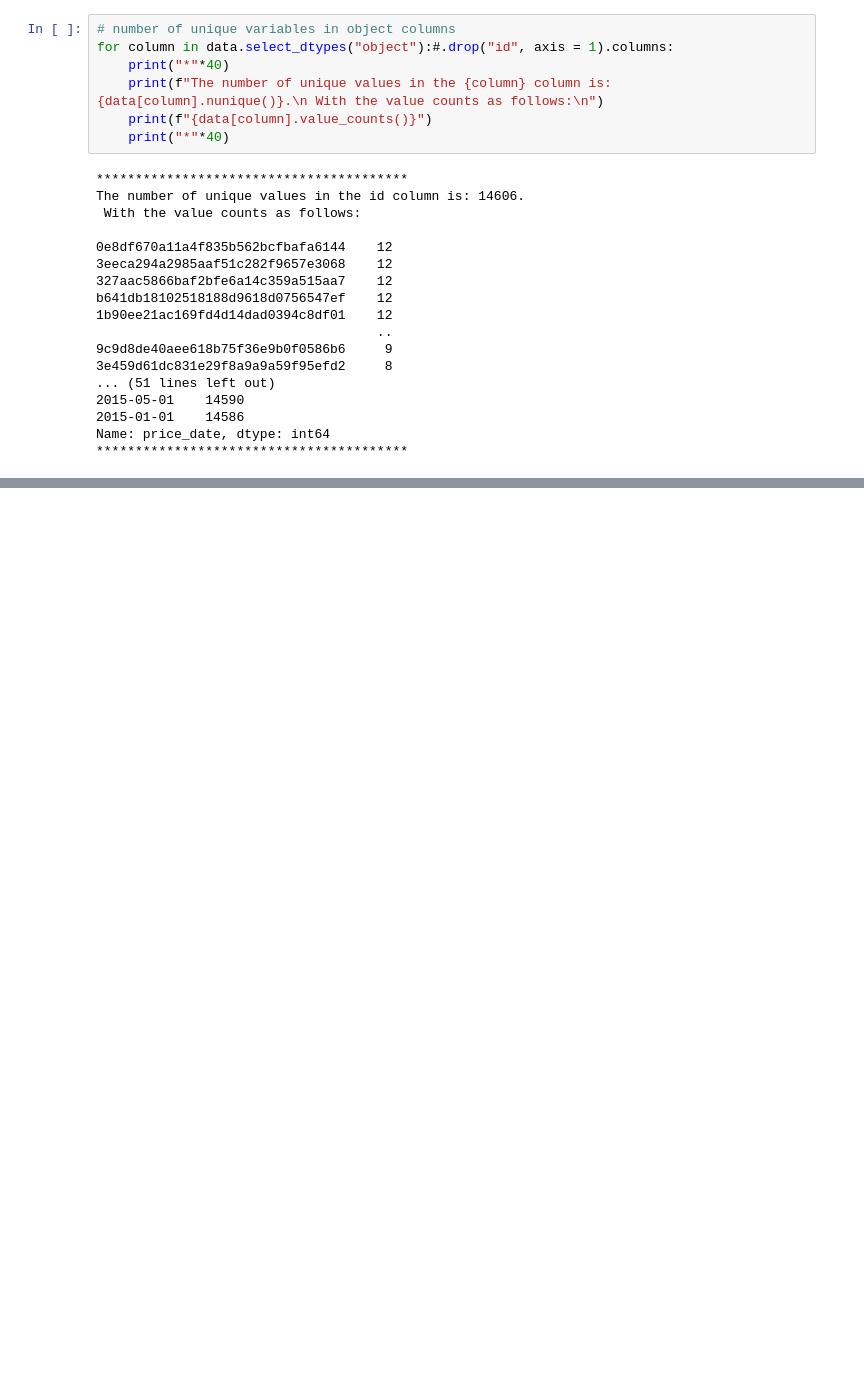
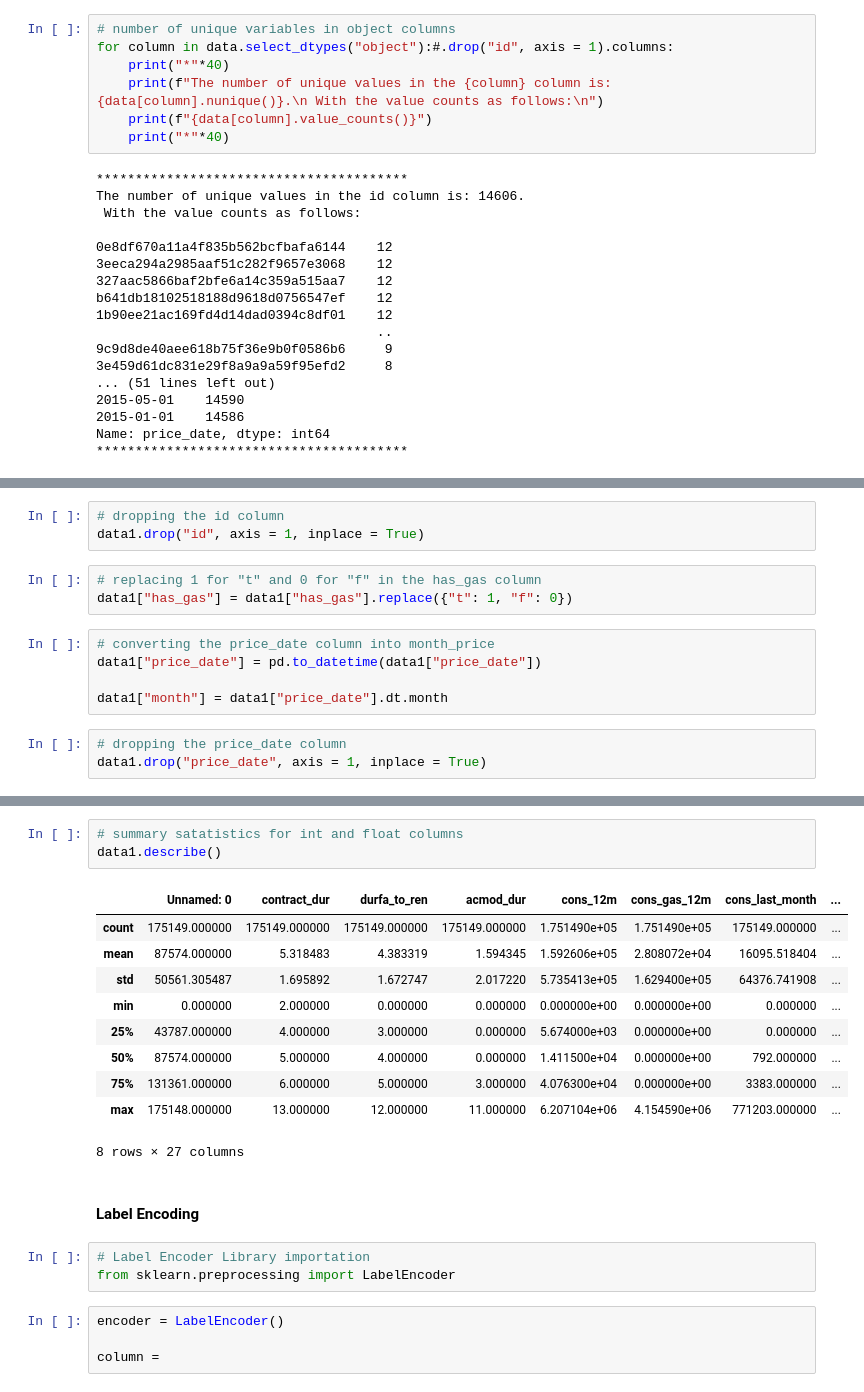
Before and after one commit to McOwino/Client_Churn_Random_Forest_Modelling, a Jupyter notebook: Client_Churning_Modelling.ipynb, the cells around one changed output, grey strips where cells are left out. Saved outputs shown, nothing was run; the diff lists cells and outputs as text; blank space fills up the shorter version.

Commit message:
Data Preprocessing and Feature Engineering

```diff
--- a/Client_Churning_Modelling.ipynb
+++ b/Client_Churning_Modelling.ipynb
@@ -119,0 +90,14 @@ Name: id, Length: 14606, dtype: int64
+# %%
+# dropping the id column
+data1.drop("id", axis = 1, inplace = True)
+# %%
+# replacing 1 for "t" and 0 for "f" in the has_gas column
+data1["has_gas"] = data1["has_gas"].replace({"t": 1, "f": 0})
+# %%
+# converting the price_date column into month_price
+data1["price_date"] = pd.to_datetime(data1["price_date"])
+
+data1["month"] = data1["price_date"].dt.month
+# %%
+# dropping the price_date column
+data1.drop("price_date", axis = 1, inplace = True)
@@ -119,0 +114,23 @@ Name: id, Length: 14606, dtype: int64
+# %%
+# summary satatistics for int and float columns
+data1.describe()
+# %% [output]
+|  | Unnamed: 0 | contract_dur | durfa_to_ren | acmod_dur | cons_12m | cons_gas_12m | cons_last_month | ... |
+| count | 175149.000000 | 175149.000000 | 175149.000000 | 175149.000000 | 1.751490e+05 | 1.751490e+05 | 175149.000000 | ... |
+| mean | 87574.000000 | 5.318483 | 4.383319 | 1.594345 | 1.592606e+05 | 2.808072e+04 | 16095.518404 | ... |
+| std | 50561.305487 | 1.695892 | 1.672747 | 2.017220 | 5.735413e+05 | 1.629400e+05 | 64376.741908 | ... |
+| min | 0.000000 | 2.000000 | 0.000000 | 0.000000 | 0.000000e+00 | 0.000000e+00 | 0.000000 | ... |
+| 25% | 43787.000000 | 4.000000 | 3.000000 | 0.000000 | 5.674000e+03 | 0.000000e+00 | 0.000000 | ... |
+| 50% | 87574.000000 | 5.000000 | 4.000000 | 0.000000 | 1.411500e+04 | 0.000000e+00 | 792.000000 | ... |
+| 75% | 131361.000000 | 6.000000 | 5.000000 | 3.000000 | 4.076300e+04 | 0.000000e+00 | 3383.000000 | ... |
+| max | 175148.000000 | 13.000000 | 12.000000 | 11.000000 | 6.207104e+06 | 4.154590e+06 | 771203.000000 | ... |
+8 rows × 27 columns
+# %% [markdown]
+#### Label Encoding
+# %%
+# Label Encoder Library importation
+from sklearn.preprocessing import LabelEncoder
+# %%
+encoder = LabelEncoder()
+
+column =
```
Also changed, not shown: parts of 9 cells of this notebook.
